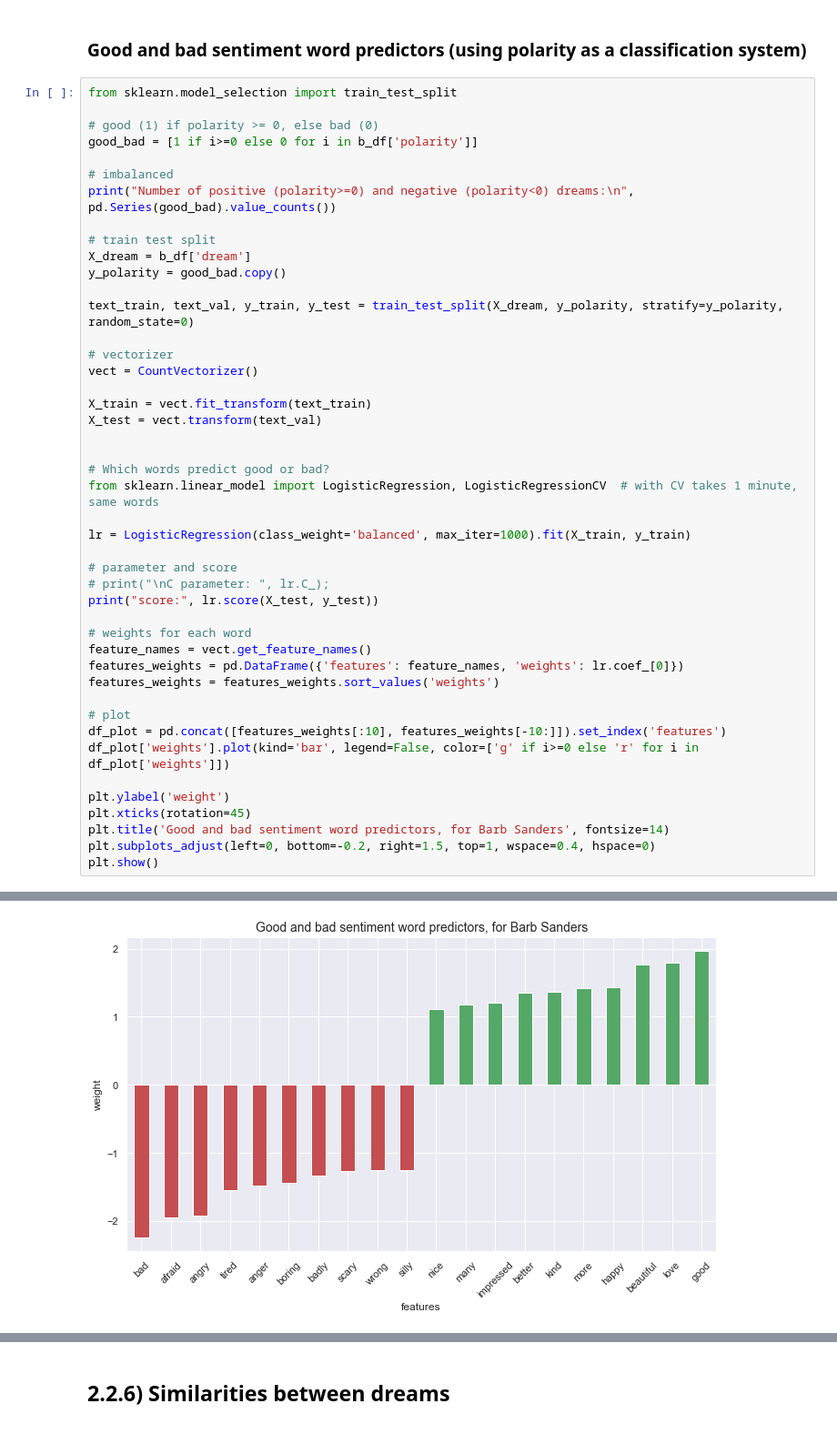
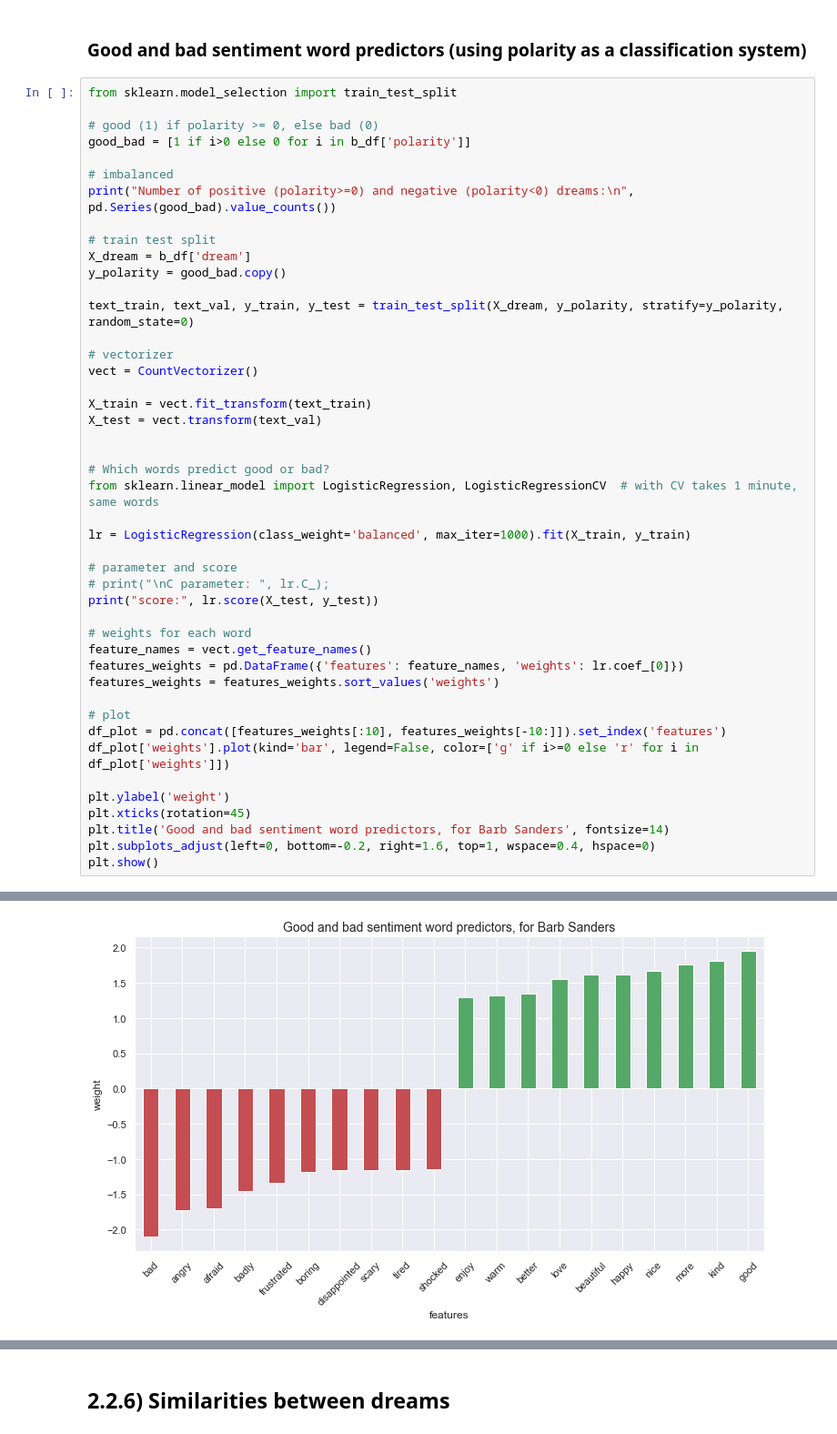
Before and after one commit to MigBap/dreambank, a Jupyter notebook: dreamresearch.net_data.ipynb, the cells around one changed output, grey strips where cells are left out. Shown at 91% size. Cells and saved outputs as stored; diff of their text form.

```diff
--- a/dreamresearch.net_data.ipynb
+++ b/dreamresearch.net_data.ipynb
@@ -2496,7 +2496,7 @@ Tf-Idf: words/tokens with weights:
 from sklearn.model_selection import train_test_split
 
 # good (1) if polarity >= 0, else bad (0)
-good_bad = [1 if i>=0 else 0 for i in b_df['polarity']]
+good_bad = [1 if i>0 else 0 for i in b_df['polarity']]
 
 # imbalanced
 print("Number of positive (polarity>=0) and negative (polarity<0) dreams:\n", pd.Series(good_bad).value_counts())
@@ -2535,7 +2535,7 @@ df_plot['weights'].plot(kind='bar', legend=False, color=['g' if i>=0 else 'r' fo
 plt.ylabel('weight')
 plt.xticks(rotation=45)
 plt.title('Good and bad sentiment word predictors, for Barb Sanders', fontsize=14)
-plt.subplots_adjust(left=0, bottom=-0.2, right=1.5, top=1, wspace=0.4, hspace=0)
+plt.subplots_adjust(left=0, bottom=-0.2, right=1.6, top=1, wspace=0.4, hspace=0)
 plt.show()
 # %% [output]
 Number of positive (polarity>=0) and negative (polarity<0) dreams:
@@ -2546 +2546 @@ score: 0.7969924812030075
-[figure, old version]
+[figure, new version]
```
Also changed, not shown: parts of 1 cell of this notebook.
